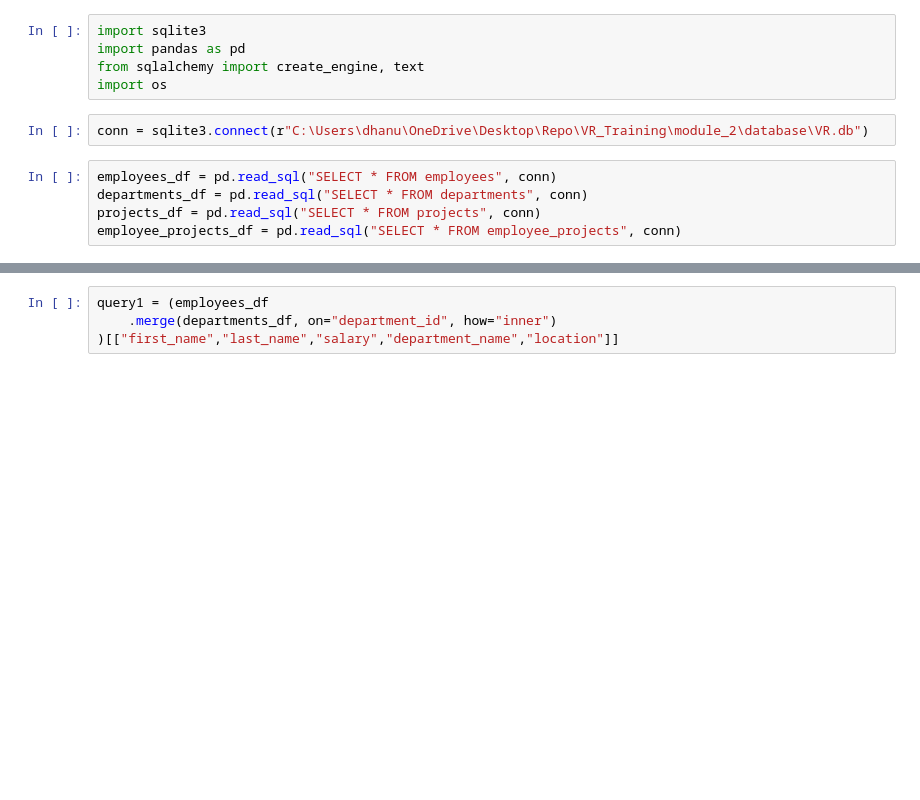
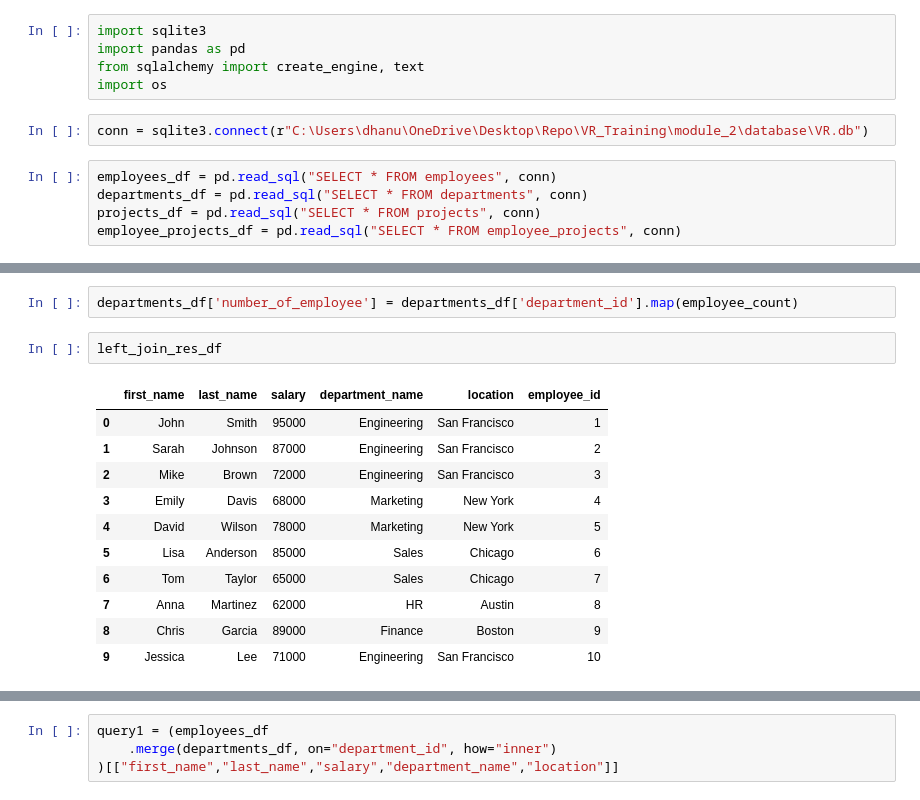
Before and after one commit to dhanushnayak/VR_Training_GenAI_Dhanush, a Jupyter notebook: module_2/notebooks/02_Merge.ipynb, the cells around one changed output, grey strips where cells are left out. Saved outputs shown, nothing was run; the diff lists cells and outputs as text; blank space fills up the shorter version.

```diff
--- a/module_2/notebooks/02_Merge.ipynb
+++ b/module_2/notebooks/02_Merge.ipynb
@@ -12,0 +51,16 @@ employee_projects_df = pd.read_sql("SELECT * FROM employee_projects", conn)
+# %%
+departments_df['number_of_employee'] = departments_df['department_id'].map(employee_count)
+# %%
+left_join_res_df
+# %% [output]
+|  | first_name | last_name | salary | department_name | location | employee_id |
+| 0 | John | Smith | 95000 | Engineering | San Francisco | 1 |
+| 1 | Sarah | Johnson | 87000 | Engineering | San Francisco | 2 |
+| 2 | Mike | Brown | 72000 | Engineering | San Francisco | 3 |
+| 3 | Emily | Davis | 68000 | Marketing | New York | 4 |
+| 4 | David | Wilson | 78000 | Marketing | New York | 5 |
+| 5 | Lisa | Anderson | 85000 | Sales | Chicago | 6 |
+| 6 | Tom | Taylor | 65000 | Sales | Chicago | 7 |
+| 7 | Anna | Martinez | 62000 | HR | Austin | 8 |
+| 8 | Chris | Garcia | 89000 | Finance | Boston | 9 |
+| 9 | Jessica | Lee | 71000 | Engineering | San Francisco | 10 |
```
Also changed, not shown: parts of 17 cells of this notebook.
